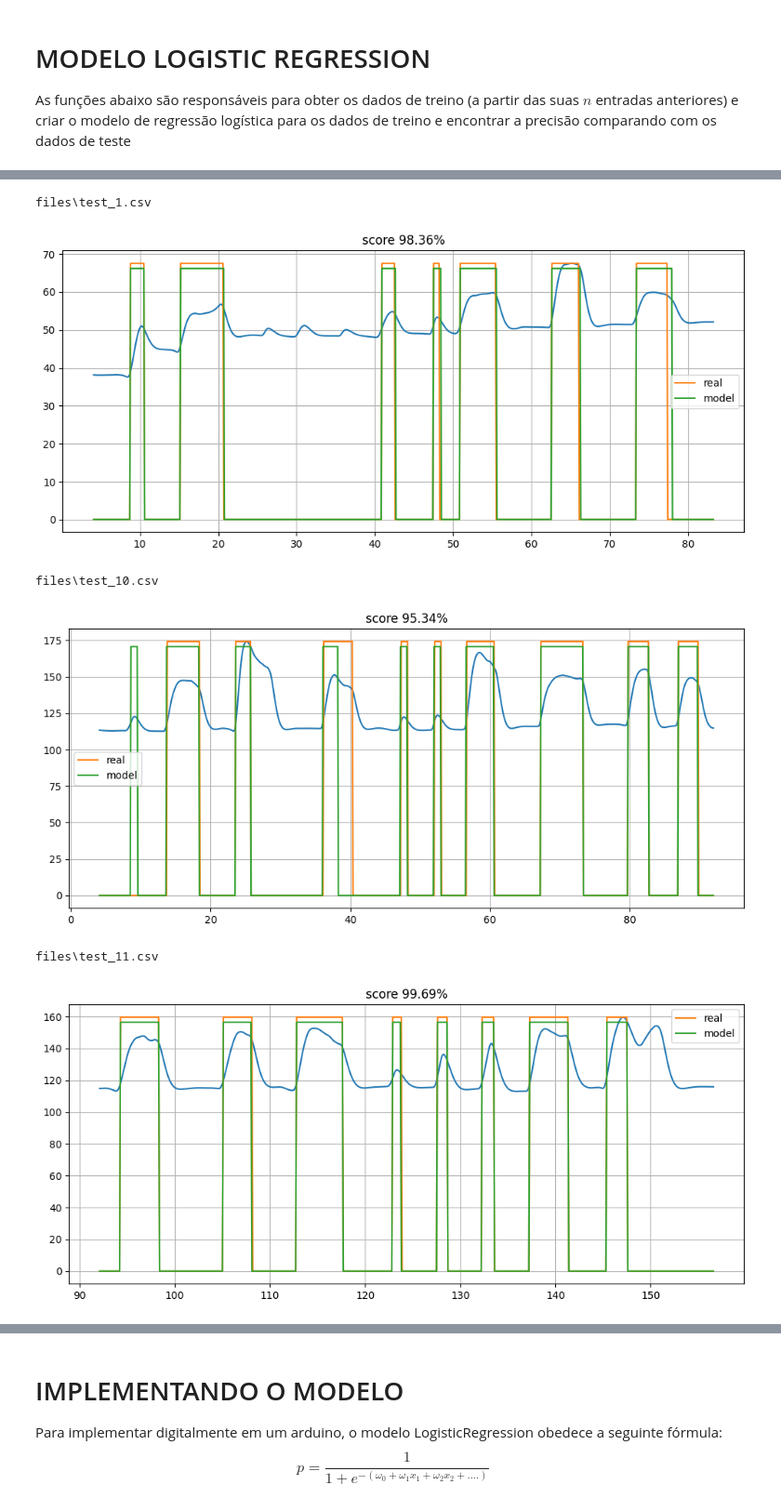
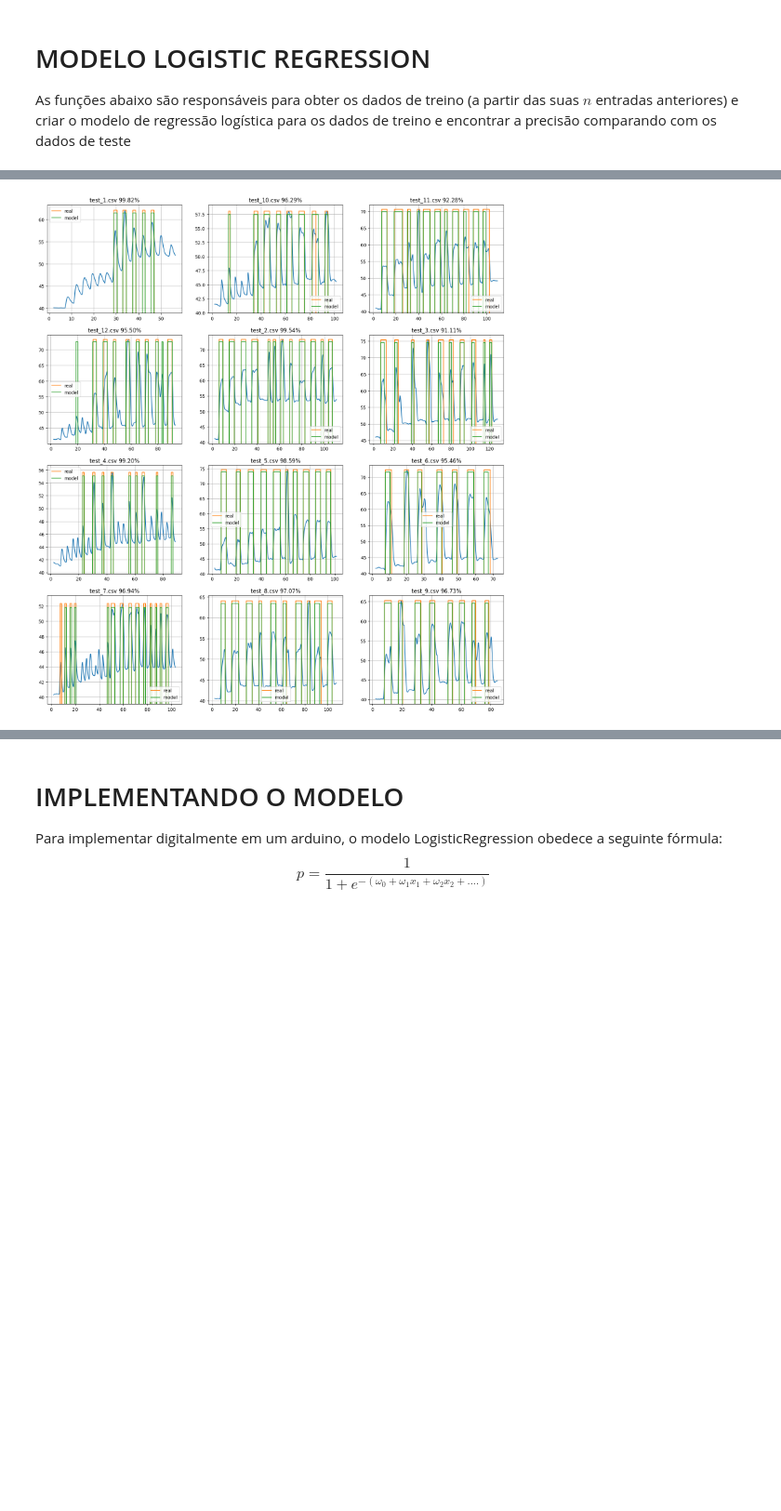
Before and after one commit to KlaussMarchi/PressureSensorModel, a Jupyter notebook: Model/Model.ipynb, the cells around one changed output, grey strips where cells are left out. Shown at 93% size. Saved outputs shown, nothing was run; the diff lists cells and outputs as text; code cells hidden in the pictures; blank space fills up the shorter version.

```diff
--- a/Model/Model.ipynb
+++ b/Model/Model.ipynb
@@ -74,0 +76,11 @@ total: 27.05% (3094 dados)
+# %%
+target = df.loc[(df.start_blow == False) & (df.stop_blow == False)].sample(frac=0.35, random_state=42)
+df = df.drop(target.index).reset_index(drop=True)
+
+startCount = (df.start_blow == True).sum() / len(df) * 100
+stopCount  = (df.stop_blow == True).sum()  / len(df)  * 100
+total = int((startCount + stopCount) * len(df) / 100)
+
+print(f'{startCount:.2f}% dos dados inicio de sopro')
+print(f'{stopCount:.2f}% dos dados término de sopro')
+print(f'total: {startCount + stopCount:.2f}% ({total} dados)')
@@ -78,18 +94,20 @@ As funções abaixo são responsáveis para obter os dados de treino (a partir d
 # %%
 def getStates(df, key, var='y', n=10):
     table = df.copy()
-    table[f'{var}n'] = table[key]
+    table[f'{var}n[0]'] = table[key]
 
     for i in range(1, n):
-        table[f'{var}n{i}'] = table[key].shift(i)
+        table[f'{var}n[{i}]'] = table[key].shift(i)
 
     table.fillna(0, inplace=True)
-    columns = [f'{var}n'] + [f'{var}n{i}' for i in range(1, n)]
+    columns = [f'{var}n[0]'] + [f'{var}n[{i}]' for i in range(1, n)]
     return table[columns]
 
 
 def getTrainData(df, size=5):
-    return getStates(df, 'ratio', 'Y', size)
+    states = getStates(df, 'ratio', 'Y', size)
+    mean   = df[['mean']]
+    return pd.concat([mean, states], axis=1)
 
 
 size  = 30
@@ -161,7 +180,7 @@ def getBestModel(df, timeout=5):
     xData = getTrainData(df, size)
 
     while time.time() - startTime < timeout:
-        trainSize = random.uniform(0.54, 0.60)
+        trainSize = random.uniform(0.20, 0.52)
         startBlowModel = getModel(xData, df.start_blow, trainSize)
         stopBlowModel  = getModel(xData, df.stop_blow, trainSize)
 
@@ -207,24 +228,23 @@ plotModel(df.prediction, df.blowing, classes, 'Blowing')
 # %%
-for filePath in files:
+numRows = len(files) // 3 + 1
+plt.figure(figsize=(18, 5*numRows))
+
+for i, filePath in enumerate(files):
     df = pd.read_csv(filePath)
     xData = getTrainData(df, size)
-    print(filePath)
+    name  = filePath.split('\\')[-1]
 
     is_blowing = False
     df['start_blow_pred'] = startBlowModel.predict(xData)
     df['stop_blow_pred']  = stopBlowModel.predict(xData)
     df['prediction']      = df.apply(lambda row: isBlowing(row.start_blow_pred, row.stop_blow_pred), axis=1)
     score = accuracy_score(df.blowing, df.prediction)
 
-    plt.figure(figsize=(12, 5))
+    plt.subplot(numRows, 3, i+1)
     plt.plot(df.time, df.pressure)
     plt.plot(df.time, df.blowing * max(df.pressure), label='real')
-    plt.plot(df.time, df.prediction * 0.98 * max(df.pressure), label='model')
-    plt.legend(), plt.grid(), plt.title(f'score {score*100:.2f}%'), plt.show()
+    plt.plot(df.time, df.prediction * 0.99 * max(df.pressure), label='model')
+    plt.ylim(df.pressure.min()*0.97, df.pressure.max()*1.02)
+    plt.legend(), plt.grid(), plt.title(f'{name} {score*100:.2f}%')
 # %% [output]
-files\test_1.csv
-[figure, old version]
+[figure, new version]
-files\test_10.csv
-[figure, removed]
-files\test_11.csv
-[figure, removed]
```
Also changed, not shown: parts of 16 cells of this notebook, 21 other files.
